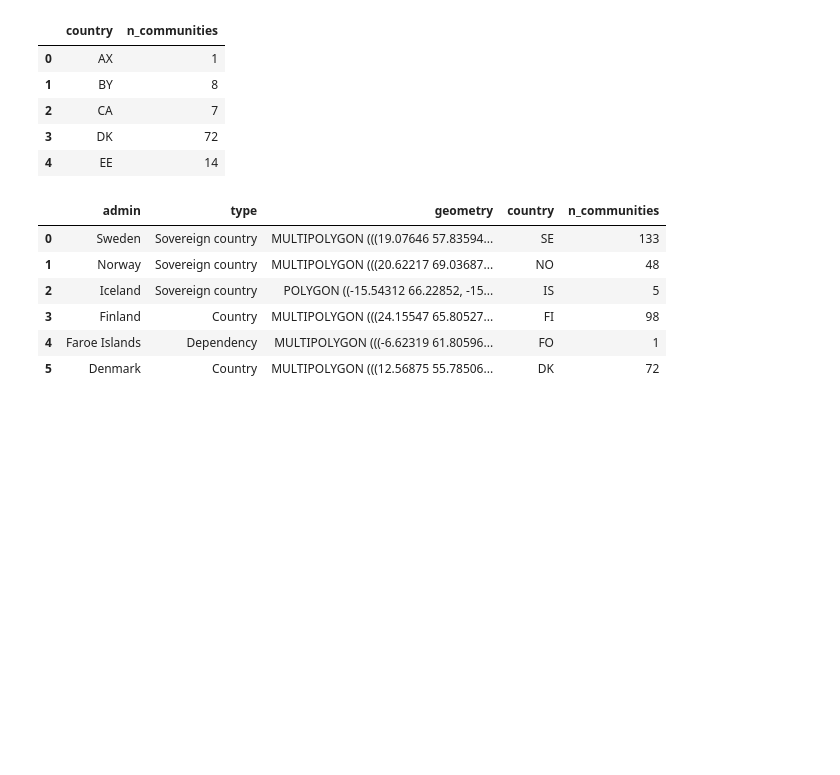
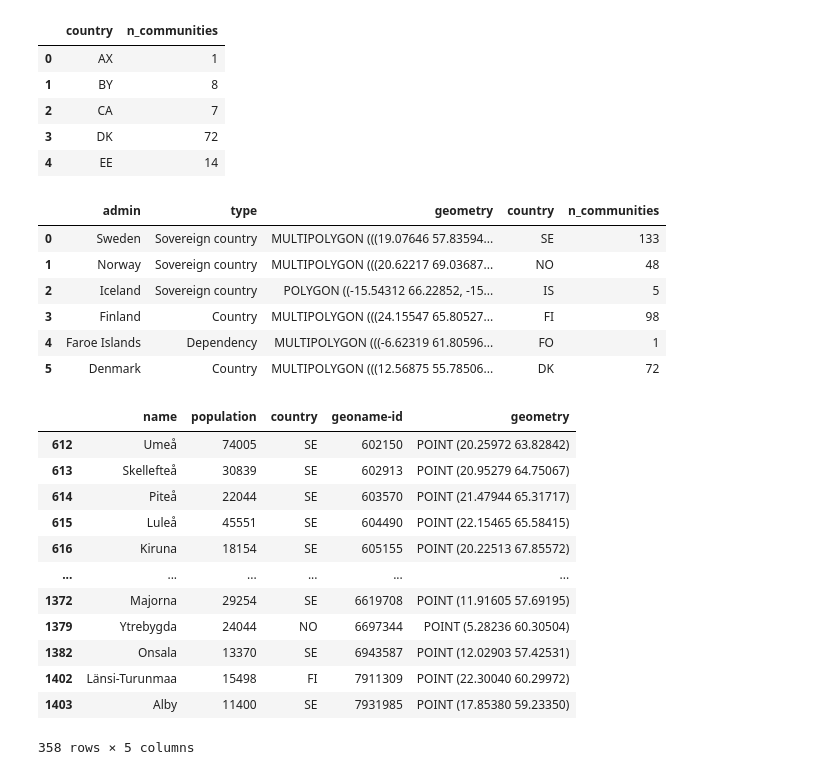
Before and after one commit to carmengg/eds-220-book, a Jupyter notebook: lectures/lesson-10-choropleth-map.ipynb, the cells around one changed output. Drawn from its saved outputs; the diff is of its cells as text; code cells hidden in the pictures; blank space fills up the shorter version.

```diff
--- a/lectures/lesson-10-choropleth-map.ipynb
+++ b/lectures/lesson-10-choropleth-map.ipynb
@@ -153,4 +153,21 @@ scandi_countries
 | 3 | Finland | Country | MULTIPOLYGON (((24.15547 65.80527... | FI | 98 |
 | 4 | Faroe Islands | Dependency | MULTIPOLYGON (((-6.62319 61.80596... | FO | 1 |
 | 5 | Denmark | Country | MULTIPOLYGON (((12.56875 55.78506... | DK | 72 |
+# %%
+scandi_communities = communities[communities.country.isin(scandi_codes)]
+scandi_communities
+# %% [output]
+|  | name | population | country | geoname-id | geometry |
+| 612 | Umeå | 74005 | SE | 602150 | POINT (20.25972 63.82842) |
+| 613 | Skellefteå | 30839 | SE | 602913 | POINT (20.95279 64.75067) |
+| 614 | Piteå | 22044 | SE | 603570 | POINT (21.47944 65.31717) |
+| 615 | Luleå | 45551 | SE | 604490 | POINT (22.15465 65.58415) |
+| 616 | Kiruna | 18154 | SE | 605155 | POINT (20.22513 67.85572) |
+| ... | ... | ... | ... | ... | ... |
+| 1372 | Majorna | 29254 | SE | 6619708 | POINT (11.91605 57.69195) |
+| 1379 | Ytrebygda | 24044 | NO | 6697344 | POINT (5.28236 60.30504) |
+| 1382 | Onsala | 13370 | SE | 6943587 | POINT (12.02903 57.42531) |
+| 1402 | Länsi-Turunmaa | 15498 | FI | 7911309 | POINT (22.30040 60.29972) |
+| 1403 | Alby | 11400 | SE | 7931985 | POINT (17.85380 59.23350) |
+358 rows × 5 columns
 # %%
```
Also changed, not shown: parts of 2 cells of this notebook, 9 other files.
